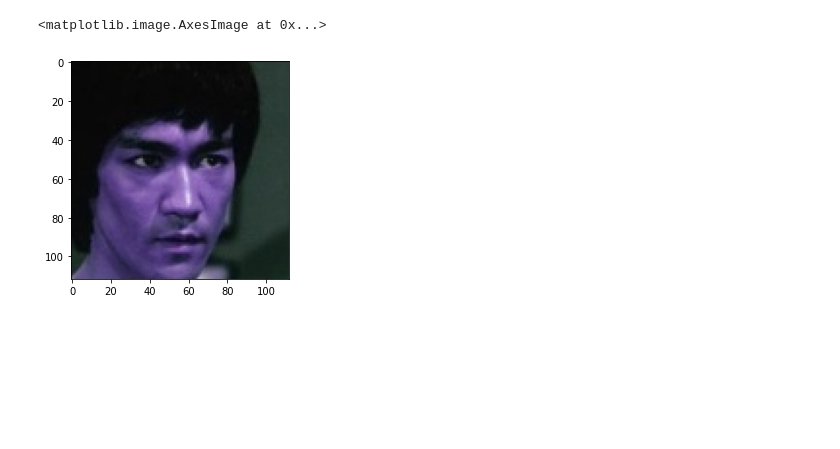
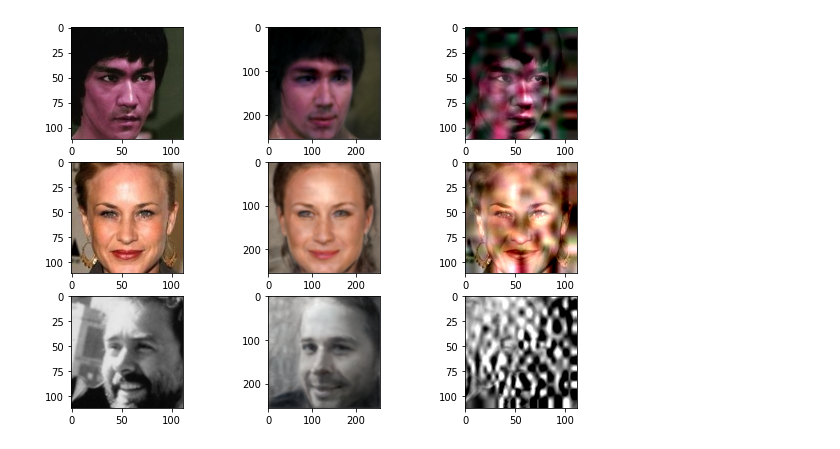
Before and after one commit to nerovalerius/encrypted_face_reconstruction, a Jupyter notebook: face_recognition.ipynb, the cells around one changed output. Cells and saved outputs as stored; diff of their text form; code cells hidden in the pictures; blank space fills up the shorter version.

```diff
--- a/face_recognition.ipynb
+++ b/face_recognition.ipynb
@@ -14,19 +14,65 @@ from sklearn.model_selection import train_test_split
 model_name = "Facenet"
 model = DeepFace.build_model(model_name)
 # %%
-# Split the list to get a subsample of our faces to act as database
-#X_train, X_test = train_test_split(all_files, test_size=0.99, random_state=1)
-# test_size 0.999 gives a train size of 490 random faces
-#print(len(X_train))
-#database = X_train
+########################################################################
+# VISUALLY COMPARE GENERATED FACES
+########################################################################
 
-# Validate Images
-input_face_name = 'CASIA-WebFace/images/490624/490624_2.jpg'
-input_face = cv2.imread(input_face_name)
-plt.imshow(input_face)
+####################################
+# LOAD IMAGES
+####################################
+plain_face_path_1 = 'CASIA-WebFace/sub_images/490624/490624_2.jpg'
+plain_face_1 = cv2.imread(plain_face_path_1)
+
+encrypted_face_path_1 = 'r_w4o6_CASIA-WebFace/sub_images/490624/490624_2_j2k_r-W4-O6.png'
+encrypted_face_1 = cv2.imread(encrypted_face_path_1)
+
+generated_face_path_1 = 'Generated-Faces/sub_images_r_250000k_epochs/490624/490624_2_j2k_r-W4-O6.png'
+generated_face_1 = cv2.imread(generated_face_path_1)
+
+
+
+plain_face_path_2 = 'CASIA-WebFace/sub_images/490625/490625_17.jpg'
+plain_face_2 = cv2.imread(plain_face_path_2)
+
+encrypted_face_path_2 = 'r_w4o6_CASIA-WebFace/sub_images/490625/490625_17_j2k_r-W4-O6.png'
+encrypted_face_2 = cv2.imread(encrypted_face_path_2)
+
+generated_face_path_2 = 'Generated-Faces/sub_images_r_250000k_epochs/490625/490625_17_j2k_r-W4-O6.png'
+generated_face_2 = cv2.imread(generated_face_path_2)
+
+
+
+plain_face_path_3 = 'CASIA-WebFace/sub_images/490631/490631_982.jpg'
+plain_face_3 = cv2.imread(plain_face_path_3)
+
+encrypted_face_path_3 = 'r_w4o6_CASIA-WebFace/sub_images/490631/490631_982_j2k_r-W4-O6.png'
+encrypted_face_3 = cv2.imread(encrypted_face_path_3)
+
+generated_face_path_3 = 'Generated-Faces/sub_images_r_250000k_epochs/490631/490631_982_j2k_r-W4-O6.png'
+generated_face_3 = cv2.imread(generated_face_path_3)
+
+
+
+
+####################################
+# PLOT IMAGES
+####################################
+
+images = [plain_face_1, generated_face_1, encrypted_face_1,
+          plain_face_2, generated_face_2, encrypted_face_2,
+          plain_face_3, generated_face_3, encrypted_face_3]
+
+fig = plt.figure(figsize=(10, 7))
+
+i = 1
+for img in images:
+    fig.add_subplot(3,3,i)
+    plt.imshow(cv2.cvtColor(img, cv2.COLOR_BGR2RGB))
+    i += 1
+plt.show()
 # %% [output]
-<matplotlib.image.AxesImage at 0x...>
-[figure, old version]
+[figure, new version]
 # %%
 ######################################################
 # DATA LOADING
```
Also changed, not shown: parts of 3 cells of this notebook, 1 other file.
